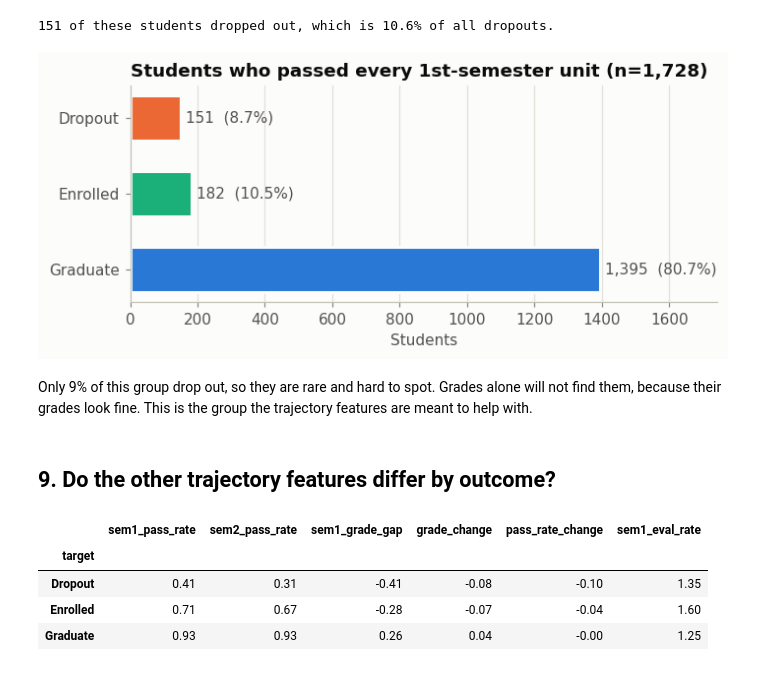
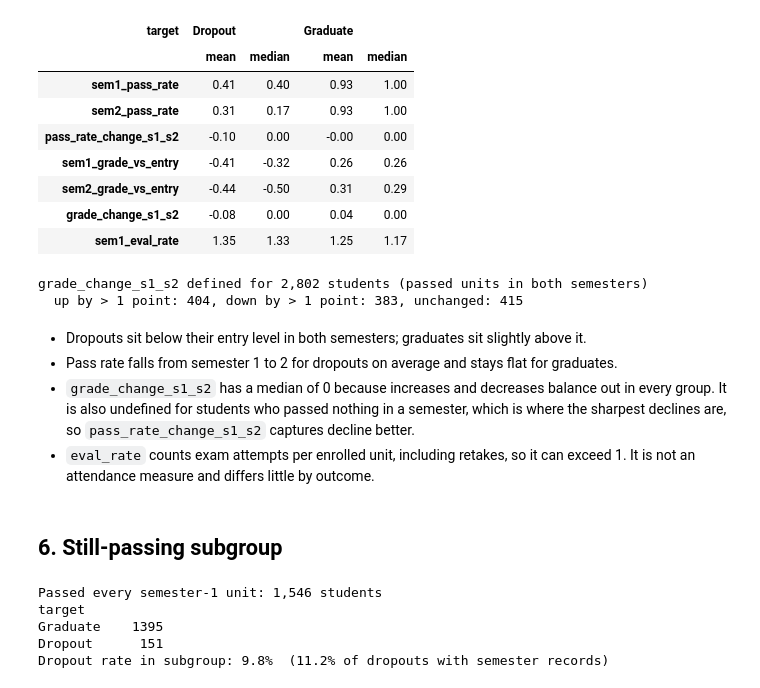
Before and after one commit to Saidkhusayn/student-dropout-early-warning, a Jupyter notebook: notebooks/02_eda.ipynb, the cells around one changed output. Saved outputs shown, nothing was run; the diff lists cells and outputs as text; code cells hidden in the pictures.

```diff
--- a/notebooks/02_eda.ipynb
+++ b/notebooks/02_eda.ipynb
@@ -15,13 +22,17 @@ import matplotlib.pyplot as plt
 from matplotlib.ticker import PercentFormatter
 
 from dropout import config
-from dropout.data import load_data, decode
+from dropout.data import load_data, semester_records_missing
 from dropout.features import add_trajectory_features
 from dropout.plotting import OUTCOME_COLORS, OUTCOME_ORDER, INK_SECONDARY, MUTED, SURFACE, set_style, save
 
 set_style()
-df = add_trajectory_features(load_data())
-is_dropout = df[config.TARGET] == "Dropout"
-OVERALL = is_dropout.mean()
-print(f"{len(df):,} students · overall dropout rate {OVERALL:.1%}")
+full = add_trajectory_features(load_data())
+missing_records = semester_records_missing(full)
+
+# Modeling sample: Dropout vs. Graduate. Semester analyses also drop missing records.
+df = full[full[config.TARGET].isin(config.MODEL_CLASSES)]
+sem = df[~missing_records[df.index]]
+dropout, sem_dropout = df[config.TARGET] == "Dropout", sem[config.TARGET] == "Dropout"
+print(f"all students: {len(full):,} · Dropout vs. Graduate: {len(df):,} · with semester records: {len(sem):,}")
 # %% [output]
@@ -232,36 +179,43 @@ df.groupby(config.TARGET)["sem1_grade_gap"].describe()[["count", "mean", "50%"]]
+# %%
+traj = ["sem1_pass_rate", "sem2_pass_rate", "pass_rate_change_s1_s2",
+        "sem1_grade_vs_entry", "sem2_grade_vs_entry", "grade_change_s1_s2", "sem1_eval_rate"]
+summary = sem.groupby(config.TARGET)[traj].agg(["mean", "median"]).T.unstack()
+summary.round(2)
+# %% [output]
+| target | Dropout |  | Graduate |  |
+|  | mean | median | mean | median |
+| sem1_pass_rate | 0.41 | 0.40 | 0.93 | 1.00 |
+| sem2_pass_rate | 0.31 | 0.17 | 0.93 | 1.00 |
+| pass_rate_change_s1_s2 | -0.10 | 0.00 | -0.00 | 0.00 |
+| sem1_grade_vs_entry | -0.41 | -0.32 | 0.26 | 0.26 |
+| sem2_grade_vs_entry | -0.44 | -0.50 | 0.31 | 0.29 |
+| grade_change_s1_s2 | -0.08 | 0.00 | 0.04 | 0.00 |
+| sem1_eval_rate | 1.35 | 1.33 | 1.25 | 1.17 |
 # %%
-passed_all = df["sem1_passed_all"] == 1
-sub = df.loc[passed_all, config.TARGET].value_counts().reindex(OUTCOME_ORDER)
-
-fig, ax = plt.subplots(figsize=(7, 2.6))
-bars = ax.barh(sub.index, sub.values, color=[OUTCOME_COLORS[o] for o in sub.index],
-               height=0.6, edgecolor=SURFACE, linewidth=2)
-for bar, n in zip(bars, sub.values):
-    ax.text(bar.get_width() + 15, bar.get_y() + bar.get_height() / 2,
-            f"{n:,}  ({n / sub.sum():.1%})", va="center", color=INK_SECONDARY)
-ax.invert_yaxis()
-ax.set_xlim(0, sub.max() * 1.25)
-ax.grid(axis="y", visible=False)
-ax.set_xlabel("Students")
-ax.set_title(f"Students who passed every 1st-semester unit (n={sub.sum():,})")
-save(fig, "07_still_passing_group")
-
-print(f"{sub['Dropout']} of these students dropped out, "
-      f"which is {sub['Dropout'] / is_dropout.sum():.1%} of all dropouts.")
+change = sem["grade_change_s1_s2"].dropna()
+print(f"grade_change_s1_s2 defined for {len(change):,} students (passed units in both semesters)")
+print(f"  up by > 1 point: {(change > 1).sum()}, down by > 1 point: {(change < -1).sum()}, unchanged: {(change == 0).sum()}")
 # %% [output]
-151 of these students dropped out, which is 10.6% of all dropouts.
+grade_change_s1_s2 defined for 2,802 students (passed units in both semesters)
+  up by > 1 point: 404, down by > 1 point: 383, unchanged: 415
-[figure, removed]
 # %% [markdown]
-Only 9% of this group drop out, so they are rare and hard to spot. Grades alone will not find them, because their grades look fine. This is the group the trajectory features are meant to help with.
+- Dropouts sit below their entry level in both semesters; graduates sit slightly above it.
+- Pass rate falls from semester 1 to 2 for dropouts on average and stays flat for graduates.
+- `grade_change_s1_s2` has a median of 0 because increases and decreases balance out in every group. It is also undefined for students who passed nothing in a semester, which is where the sharpest declines are, so `pass_rate_change_s1_s2` captures decline better.
+- `eval_rate` counts exam attempts per enrolled unit, including retakes, so it can exceed 1. It is not an attendance measure and differs little by outcome.
 # %% [markdown]
-## 9. Do the other trajectory features differ by outcome?
+## 6. Still-passing subgroup
 # %%
-traj = ["sem1_pass_rate", "sem2_pass_rate", "sem1_grade_gap", "grade_change", "pass_rate_change", "sem1_eval_rate"]
-df.groupby(config.TARGET)[traj].mean().reindex(OUTCOME_ORDER).round(2)
+passed_all = sem["sem1_passed_all"] == 1
+sub = sem.loc[passed_all, config.TARGET].value_counts()
+print(f"Passed every semester-1 unit: {passed_all.sum():,} students")
+print(sub.to_string())
+print(f"Dropout rate in subgroup: {sub['Dropout'] / sub.sum():.1%}  "
+      f"({sub['Dropout'] / sem_dropout.sum():.1%} of dropouts with semester records)")
 # %% [output]
-|  | sem1_pass_rate | sem2_pass_rate | sem1_grade_gap | grade_change | pass_rate_change | sem1_eval_rate |
-| target |  |  |  |  |  |  |
-| Dropout | 0.41 | 0.31 | -0.41 | -0.08 | -0.10 | 1.35 |
-| Enrolled | 0.71 | 0.67 | -0.28 | -0.07 | -0.04 | 1.60 |
-| Graduate | 0.93 | 0.93 | 0.26 | 0.04 | -0.00 | 1.25 |
+Passed every semester-1 unit: 1,546 students
+target
+Graduate    1395
+Dropout      151
+Dropout rate in subgroup: 9.8%  (11.2% of dropouts with semester records)
 # %% [markdown]
```
Also changed, not shown: parts of 31 cells of this notebook, 10 other files.
